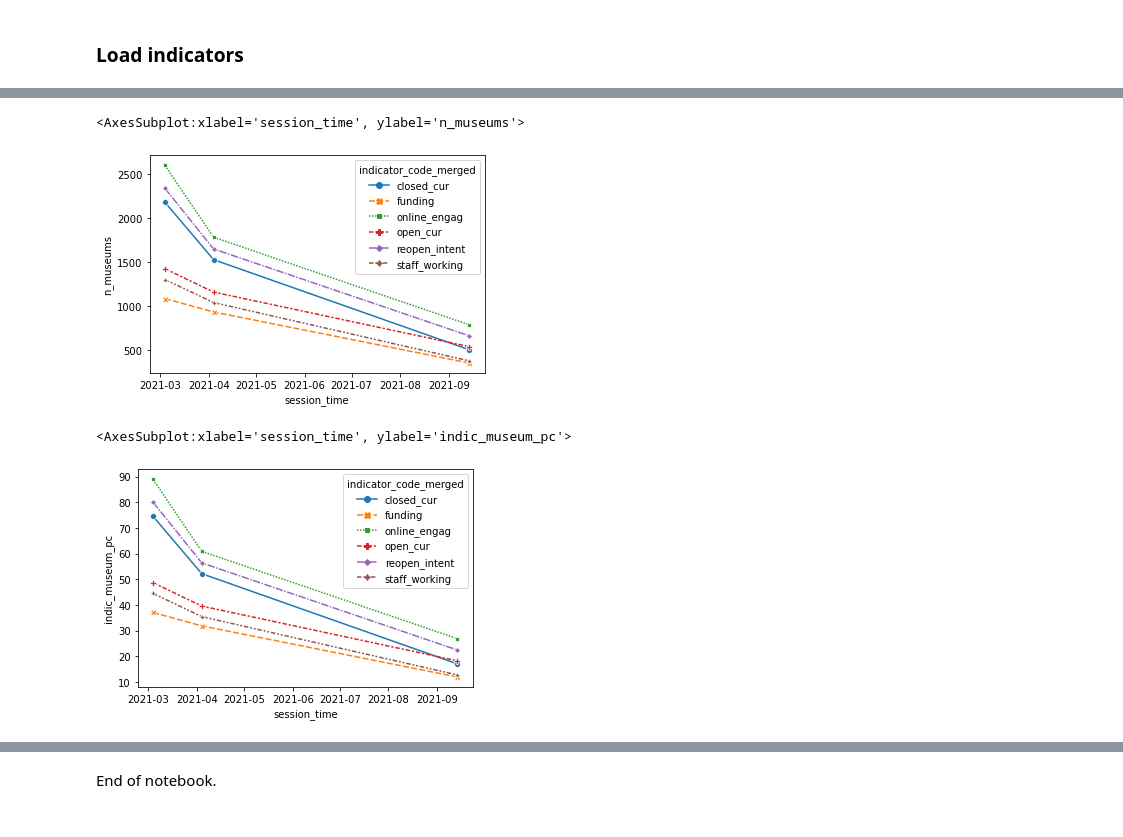
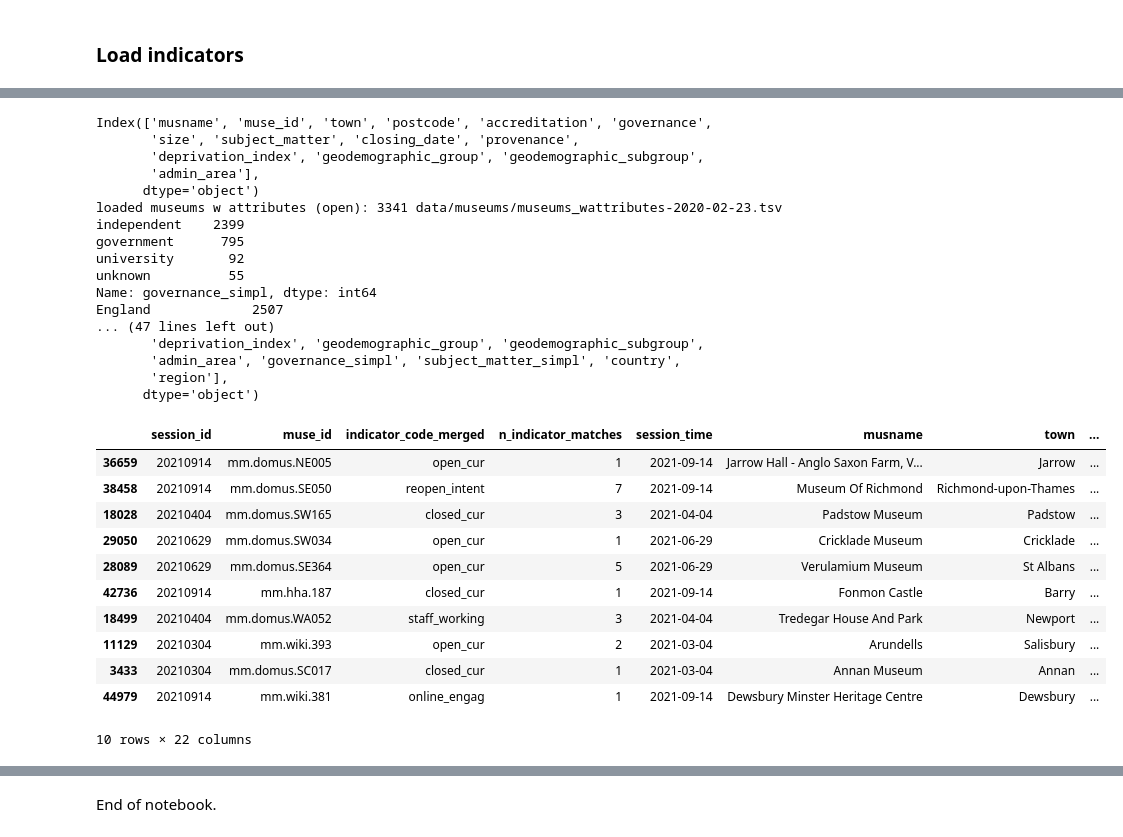
Before and after one commit to Birkbeck/museums-in-the-pandemic, a Jupyter notebook: mip/notebooks_py/02_extract_indicators.ipynb, the cells around one changed output, grey strips where cells are left out. Saved outputs shown, nothing was run; the diff lists cells and outputs as text; code cells hidden in the pictures.

```diff
--- a/mip/notebooks_py/02_extract_indicators.ipynb
+++ b/mip/notebooks_py/02_extract_indicators.ipynb
@@ -715,11 +617,0 @@ Name: session_id, dtype: int64
-# %%
-def sessionid_to_time(session_id):
-    dd = datetime.strptime(session_id, '%Y%m%d')
-    return dd
-
-mus_indic_df = indf.groupby(['session_id','muse_id','indicator_code_merged'], as_index=False).size()
-mus_indic_df = mus_indic_df.rename(columns={'size':'n_indicator_matches'})
-mus_indic_df['mus_websites_n'] = mus_indic_df['muse_id'].nunique()
-mus_indic_df['session_time'] = mus_indic_df['session_id'].apply(sessionid_to_time)
-mus_indic_df.to_excel(an_folder+'museums_indicators_sessions.xlsx',index=False)
-mus_indic_df
@@ -766,12 +618,38 @@ mus_indic_counts_df
-# %%
-sns.lineplot(data=mus_indic_counts_df, x="session_time", y="n_museums", markers=True,
-             hue="indicator_code_merged", style="indicator_code_merged")
-# %% [output]
-<AxesSubplot:xlabel='session_time', ylabel='n_museums'>
-[figure, removed]
-# %%
-sns.lineplot(data=mus_indic_counts_df, x="session_time", y="indic_museum_pc", markers=True,
-             hue="indicator_code_merged", style="indicator_code_merged")
-# %% [output]
-<AxesSubplot:xlabel='session_time', ylabel='indic_museum_pc'>
-[figure, removed]
+# %%
+len(mus_indic_df)
+mdf = load_input_museums_wattributes(out_folder)
+mdf = get_extra_museum_attributes(mdf)
+mus_indic_attrib_df = mus_indic_df.merge(mdf, on='muse_id', how='left')
+print('df rows=',len(mus_indic_attrib_df))
+print(mus_indic_attrib_df.columns)
+mus_indic_attrib_df.sample(10)
+# %% [output]
+Index(['musname', 'muse_id', 'town', 'postcode', 'accreditation', 'governance',
+       'size', 'subject_matter', 'closing_date', 'provenance',
+       'deprivation_index', 'geodemographic_group', 'geodemographic_subgroup',
+       'admin_area'],
+      dtype='object')
+loaded museums w attributes (open): 3341 data/museums/museums_wattributes-2020-02-23.tsv
+independent    2399
+government      795
+university       92
+unknown          55
+Name: governance_simpl, dtype: int64
+England             2507
+... (47 lines left out)
+       'deprivation_index', 'geodemographic_group', 'geodemographic_subgroup',
+       'admin_area', 'governance_simpl', 'subject_matter_simpl', 'country',
+       'region'],
+      dtype='object')
+|  | session_id | muse_id | indicator_code_merged | n_indicator_matches | session_time | musname | town | ... |
+| 36659 | 20210914 | mm.domus.NE005 | open_cur | 1 | 2021-09-14 | Jarrow Hall - Anglo Saxon Farm, V... | Jarrow | ... |
+| 38458 | 20210914 | mm.domus.SE050 | reopen_intent | 7 | 2021-09-14 | Museum Of Richmond | Richmond-upon-Thames | ... |
+| 18028 | 20210404 | mm.domus.SW165 | closed_cur | 3 | 2021-04-04 | Padstow Museum | Padstow | ... |
+| 29050 | 20210629 | mm.domus.SW034 | open_cur | 1 | 2021-06-29 | Cricklade Museum | Cricklade | ... |
+| 28089 | 20210629 | mm.domus.SE364 | open_cur | 5 | 2021-06-29 | Verulamium Museum | St Albans | ... |
+| 42736 | 20210914 | mm.hha.187 | closed_cur | 1 | 2021-09-14 | Fonmon Castle | Barry | ... |
+| 18499 | 20210404 | mm.domus.WA052 | staff_working | 3 | 2021-04-04 | Tredegar House And Park | Newport | ... |
+| 11129 | 20210304 | mm.wiki.393 | open_cur | 2 | 2021-03-04 | Arundells | Salisbury | ... |
+| 3433 | 20210304 | mm.domus.SC017 | closed_cur | 1 | 2021-03-04 | Annan Museum | Annan | ... |
+| 44979 | 20210914 | mm.wiki.381 | online_engag | 1 | 2021-09-14 | Dewsbury Minster Heritage Centre | Dewsbury | ... |
+10 rows × 22 columns
```
Also changed, not shown: parts of 25 cells of this notebook, 3 other files.
